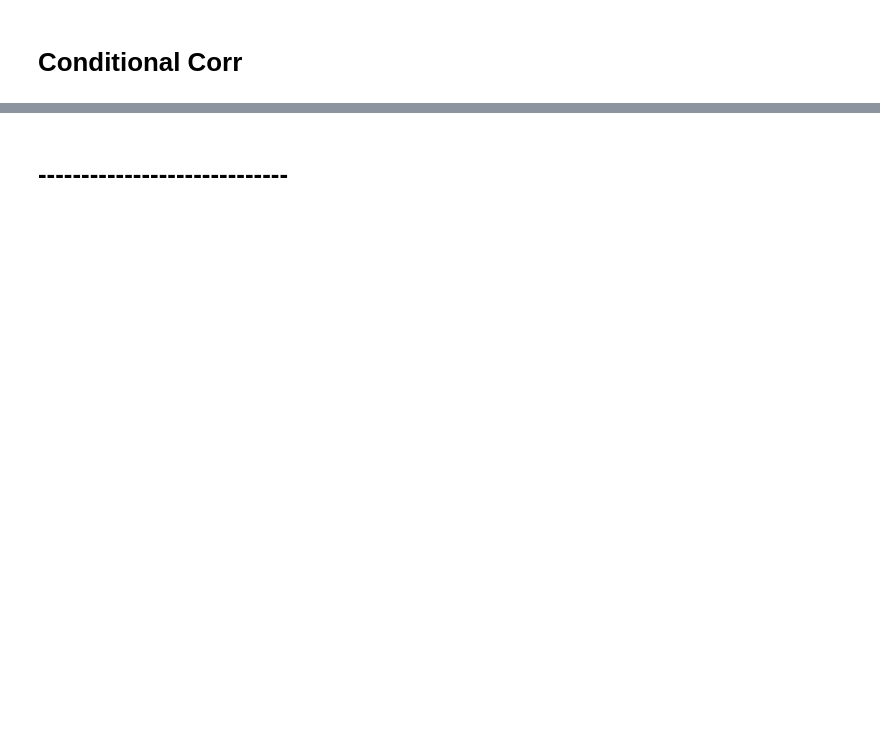
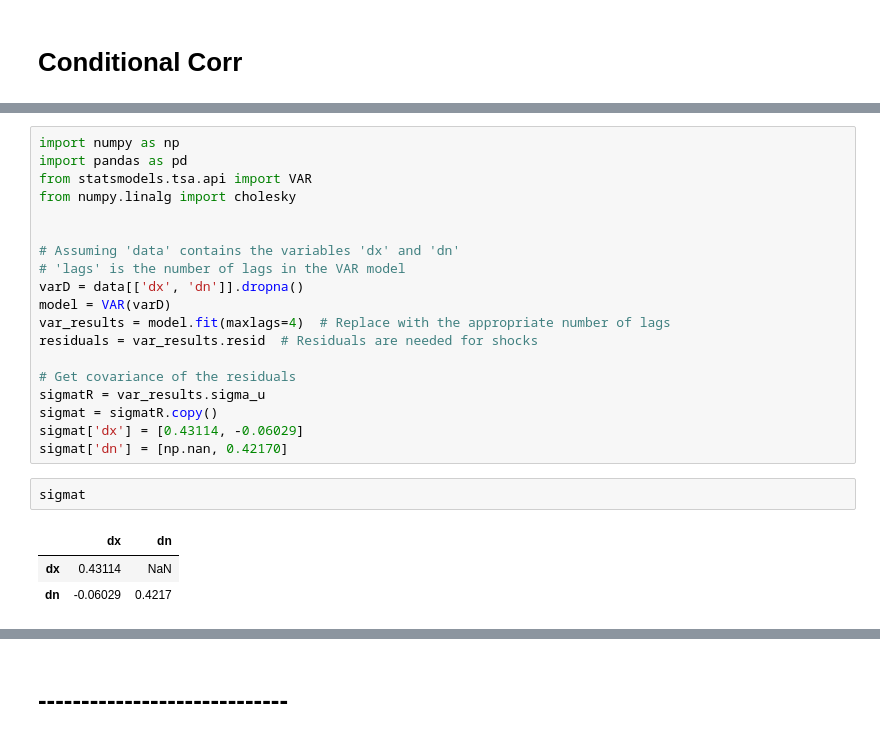
Before and after one commit to JTayMilli/MillikenRepGali1999, a Jupyter notebook: RepInPy.ipynb, the cells around one changed output, grey strips where cells are left out. Drawn from its saved outputs; the diff is of its cells as text; blank space fills up the shorter version.

```diff
--- a/RepInPy.ipynb
+++ b/RepInPy.ipynb
@@ -257,0 +159,25 @@ TypeError: 'module' object is not callable
+# %%
+import numpy as np
+import pandas as pd
+from statsmodels.tsa.api import VAR
+from numpy.linalg import cholesky
+
+
+# Assuming 'data' contains the variables 'dx' and 'dn'
+# 'lags' is the number of lags in the VAR model
+varD = data[['dx', 'dn']].dropna()
+model = VAR(varD)
+var_results = model.fit(maxlags=4)  # Replace with the appropriate number of lags
+residuals = var_results.resid  # Residuals are needed for shocks
+
+# Get covariance of the residuals
+sigmatR = var_results.sigma_u
+sigmat = sigmatR.copy()
+sigmat['dx'] = [0.43114, -0.06029]
+sigmat['dn'] = [np.nan, 0.42170]
+# %%
+sigmat
+# %% [output]
+|  | dx | dn |
+| dx | 0.43114 | NaN |
+| dn | -0.06029 | 0.4217 |
```
Also changed, not shown: parts of 23 cells of this notebook, 5 other files.
